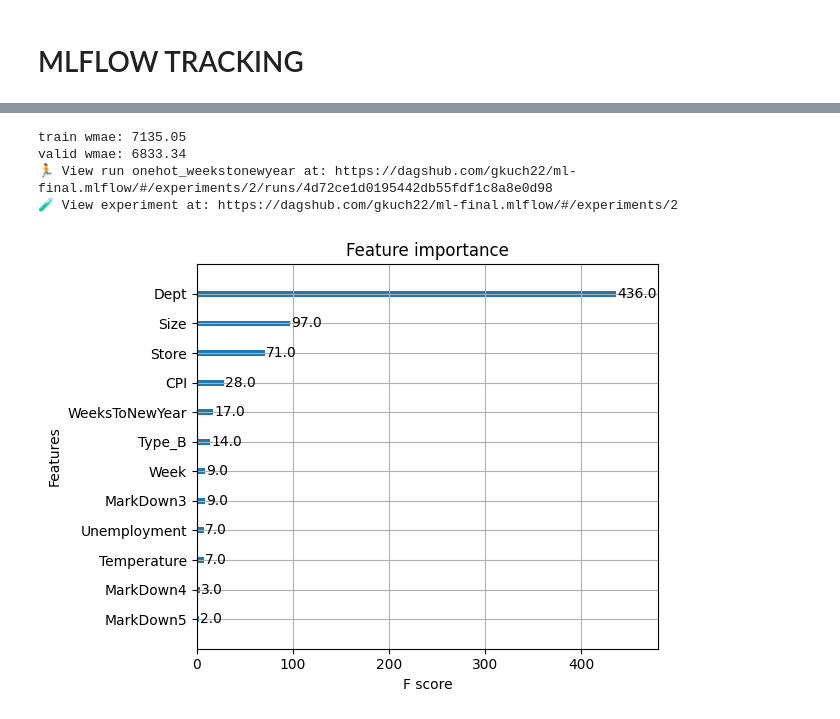
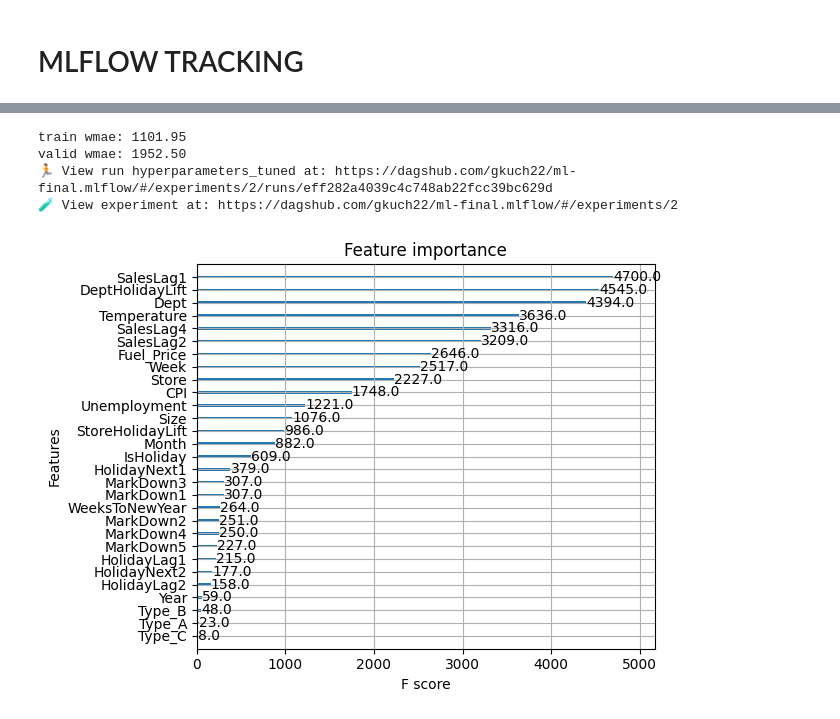
Before and after one commit to gkuch22/ml-final, a Jupyter notebook: final_model_experiment_xgboost.ipynb, the cells around one changed output, grey strips where cells are left out. Saved outputs shown, nothing was run; the diff lists cells and outputs as text; code cells hidden in the pictures.

```diff
--- a/final_model_experiment_xgboost.ipynb
+++ b/final_model_experiment_xgboost.ipynb
@@ -394,0 +402,9 @@ test_df = merged_df[(merged_df['Year'] == year_split) & (merged_df['Month'] >= m
+# %%
+from sklearn.impute import SimpleImputer
+
+na_cols = [col for col in train_df.columns if train_df[col].isna().sum() > 0]
+imputer = SimpleImputer(strategy='mean')
+train_df[na_cols] = imputer.fit_transform(train_df[na_cols])
+
+valid_df[na_cols] = imputer.transform(valid_df[na_cols])
+test_df[na_cols] = imputer.transform(test_df[na_cols])
@@ -395,3 +433,7 @@ test_df = merged_df[(merged_df['Year'] == year_split) & (merged_df['Month'] >= m
+# %%
+train_df = train_df.drop(columns=['Date'])
+valid_df = valid_df.drop(columns=['Date'])
+test_df = test_df.drop(columns=['Date'])
 # %%
 y_train = train_df['Weekly_Sales']
 X_train = train_df.drop(columns='Weekly_Sales')
@@ -430,10 +492,10 @@ def get_wmae(y_true, y_pred, weights):
 import xgboost as xgb
 
 model = xgb.XGBRegressor(
-    n_estimators=100,
-    learning_rate=0.1,
-    max_depth=3,
-    reg_lambda=1.0,
+    n_estimators=200,
+    learning_rate=0.2,
+    max_depth=8,
+    reg_lambda=0.5,
     random_state=42,
     n_jobs=-1,
     verbosity=1
@@ -475,6 +543,6 @@ Repository gkuch22/ml-final initialized!
 # %%
 experiment_name = "XGBoost_train"
-run_name = "onehot_weekstonewyear"
+run_name = "hyperparameters_tuned"
 # %%
 import mlflow
 import xgboost as xgb
@@ -483,51 +551,51 @@ mlflow.set_experiment(experiment_name)
 
 with mlflow.start_run(run_name=run_name):
 
-    mlflow.log_param("n_estimators", 100)
-    mlflow.log_param("learning_rate", 0.1)
-    mlflow.log_param("max_depth", 3)
-    mlflow.log_param("reg_lambda", 1.0)
+    mlflow.log_param("n_estimators", 200)
+    mlflow.log_param("learning_rate", 0.2)
+    mlflow.log_param("max_depth", 8)
+    mlflow.log_param("reg_lambda", 0.5)
     mlflow.log_param("data", "merged")
     mlflow.log_param("num_features", X_train.shape[1])
 
     mlflow.log_param("model_type", "XGBoost")
 
     model = xgb.XGBRegressor(
-        n_estimators=100,
-        learning_rate=0.1,
-        max_depth=3,
-        reg_lambda=1.0,
+        n_estimators=200,
+        learning_rate=0.2,
+        max_depth=8,
+        reg_lambda=0.5,
         random_state=42,
         n_jobs=-1,
         verbosity=1
     )
 
     model.fit(X_train, y_train)
 
     y_pred_train = model.predict(X_train)
     y_pred_valid = model.predict(X_valid)
 
     weights_train = np.where(X_train['IsHoliday'], 5, 1)
     weights_valid = np.where(X_valid['IsHoliday'], 5, 1)
 
     train_wmae = get_wmae(y_train.values, y_pred_train, weights_train)
     valid_wmae = get_wmae(y_valid.values, y_pred_valid, weights_valid)
 
     print(f"train wmae: {train_wmae:.2f}")
     print(f"valid wmae: {valid_wmae:.2f}")
 
     mlflow.log_metric("train_wmae", train_wmae)
     mlflow.log_metric("valid_wmae", valid_wmae)
 
     # mlflow.sklearn.log_model(model, "model")
 
     xgb.plot_importance(model)
     plt.tight_layout()
     plt.savefig("feature_importance.png")
     mlflow.log_artifact("feature_importance.png")
 # %% [output]
-train wmae: 7135.05
-valid wmae: 6833.34
-🏃 View run onehot_weekstonewyear at: https://dagshub.com/gkuch22/ml-final.mlflow/#/experiments/2/runs/4d72ce1d0195442db55fdf1c8a8e0d98
+train wmae: 1101.95
+valid wmae: 1952.50
+🏃 View run hyperparameters_tuned at: https://dagshub.com/gkuch22/ml-final.mlflow/#/experiments/2/runs/eff282a4039c4c748ab22fcc39bc629d
 🧪 View experiment at: https://dagshub.com/gkuch22/ml-final.mlflow/#/experiments/2
-[figure, old version]
+[figure, new version]
```
Also changed, not shown: parts of 57 cells of this notebook.
